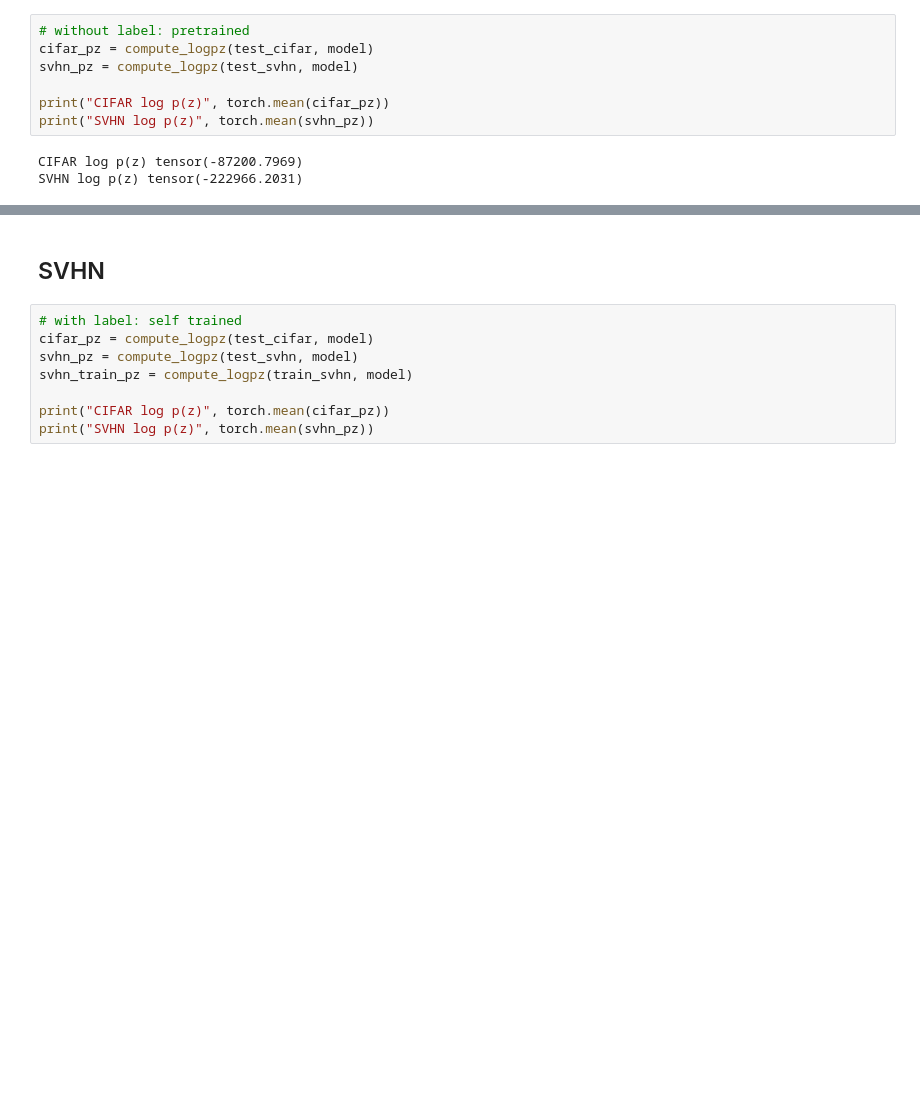
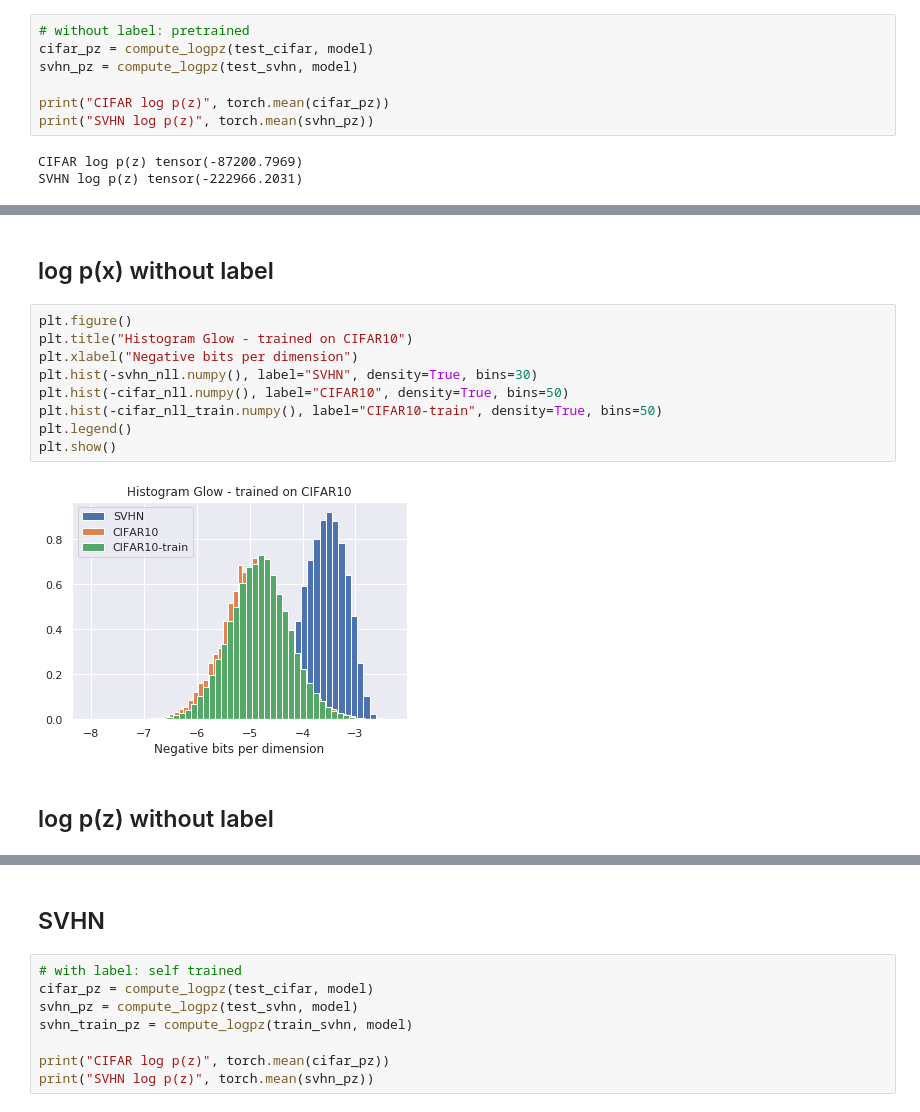
Before and after one commit to yjhuangcd/Glow-PyTorch, a Jupyter notebook: OoD_glow.ipynb, the cells around one changed output, grey strips where cells are left out. Cells and saved outputs as stored; diff of their text form; blank space fills up the shorter version.

```diff
--- a/OoD_glow.ipynb
+++ b/OoD_glow.ipynb
@@ -339,3 +181,18 @@ plt.show()
+# %% [markdown]
+## log p(x) without label
+# %%
+plt.figure()
+plt.title("Histogram Glow - trained on CIFAR10")
+plt.xlabel("Negative bits per dimension")
+plt.hist(-svhn_nll.numpy(), label="SVHN", density=True, bins=30)
+plt.hist(-cifar_nll.numpy(), label="CIFAR10", density=True, bins=50)
+plt.hist(-cifar_nll_train.numpy(), label="CIFAR10-train", density=True, bins=50)
+plt.legend()
+plt.show()
+# %% [output]
+[figure, added]
+# %% [markdown]
+## log p(z) without label
 # %%
 # no label: self_trained
 plt.figure()
```
Also changed, not shown: parts of 22 cells of this notebook, 4 other files.
